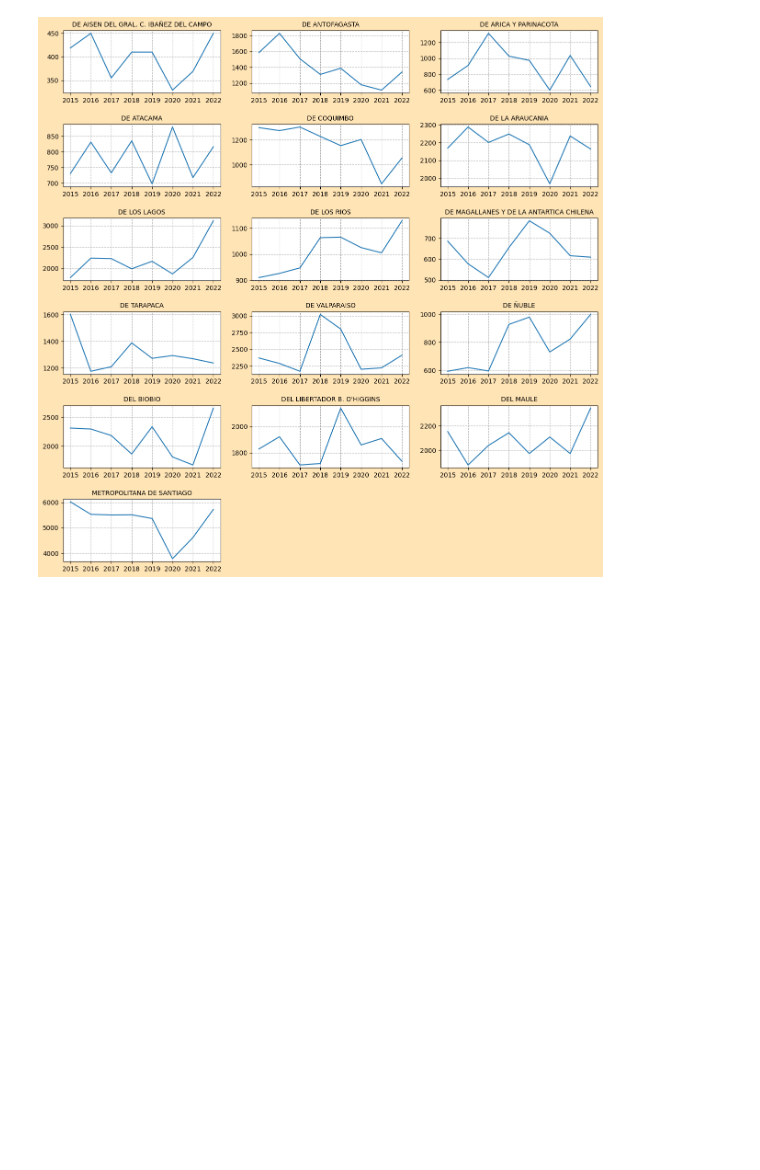
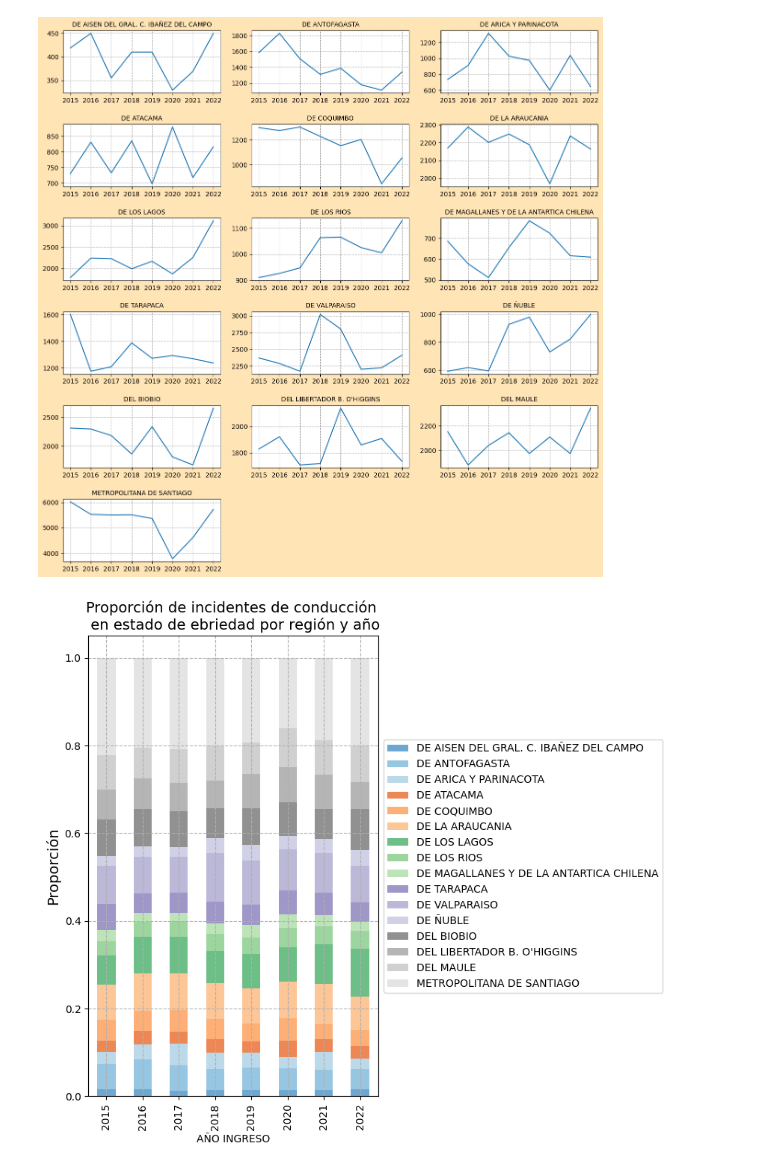
Before and after one commit to RodrigoEduard/08MBID---Visualizacion-de-Datos, a Jupyter notebook: TrabajoPracticoVD.ipynb, the cells around one changed output. Saved outputs shown, nothing was run; the diff lists cells and outputs as text; code cells hidden in the pictures; blank space fills up the shorter version.

```diff
--- a/TrabajoPracticoVD.ipynb
+++ b/TrabajoPracticoVD.ipynb
@@ -102,3 +100,23 @@ fig.patch.set_facecolor('moccasin')
 plt.show()
 # %% [output]
 [figure]
+# %%
+table_reg_year = pd.crosstab(index=conduccion_V2['NOMBRE REGION'], columns=conduccion_V2['AÑO INGRESO'])
+df = table_reg_year.reset_index()
+df.iloc[:, 1:] = df.iloc[:, 1:].div(df.iloc[:, 1:].sum(axis=0), axis=1)
+
+df.set_index('NOMBRE REGION', inplace=True)
+
+df = df.T
+df.index = df.index.astype(int)
+
+ax = df.plot(kind='bar', stacked=True, colormap='tab20c', alpha=0.7, figsize=(5,8))
+ax.set_ylabel('Proporción',fontsize=14)
+ax.set_title('Proporción de incidentes de conducción \n en estado de ebriedad por región y año',fontsize=14)
+ax.grid(True, linestyle='--')
+
+ax.legend(loc='center left', bbox_to_anchor=(1, 0.5))
+
+plt.show()
+# %% [output]
+[figure, added]
```
Also changed, not shown: parts of 5 cells of this notebook.
